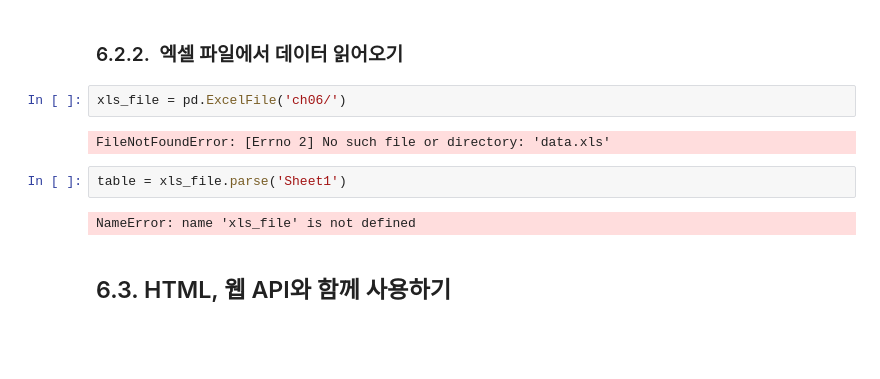
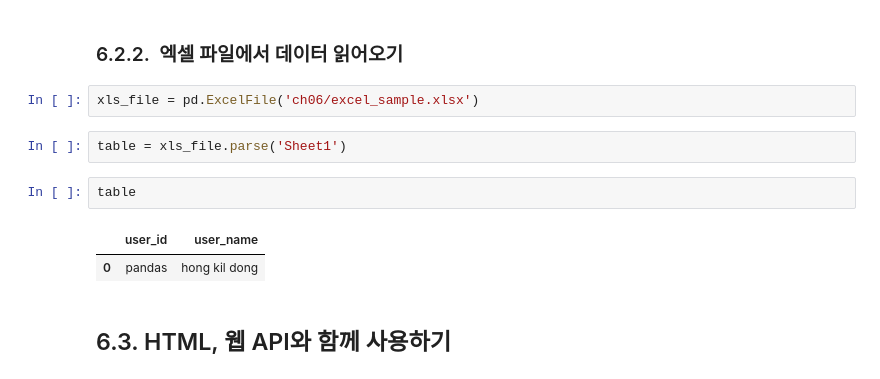
Before and after one commit to tomining/python, a Jupyter notebook: python_for_data_analysis/CH6_DATA_HANDLING.ipynb, the cells around one changed output. Saved outputs shown, nothing was run; the diff lists cells and outputs as text; blank space fills up the shorter version.

```diff
--- a/python_for_data_analysis/CH6_DATA_HANDLING.ipynb
+++ b/python_for_data_analysis/CH6_DATA_HANDLING.ipynb
@@ -841,13 +841,14 @@ store['obj1']
 # %% [markdown]
 ### 6.2.2.  엑셀 파일에서 데이터 읽어오기
 # %%
-xls_file = pd.ExcelFile('ch06/')
+xls_file = pd.ExcelFile('ch06/excel_sample.xlsx')
-# %% [output]
-FileNotFoundError: [Errno 2] No such file or directory: 'data.xls'
 # %%
 table = xls_file.parse('Sheet1')
-# %% [output]
-NameError: name 'xls_file' is not defined
+# %%
+table
+# %% [output]
+|  | user_id | user_name |
+| 0 | pandas | hong kil dong |
 # %% [markdown]
 ## 6.3. HTML, 웹 API와 함께 사용하기
 # %%
```
Also changed, not shown: parts of 11 cells of this notebook, 3 other files.
